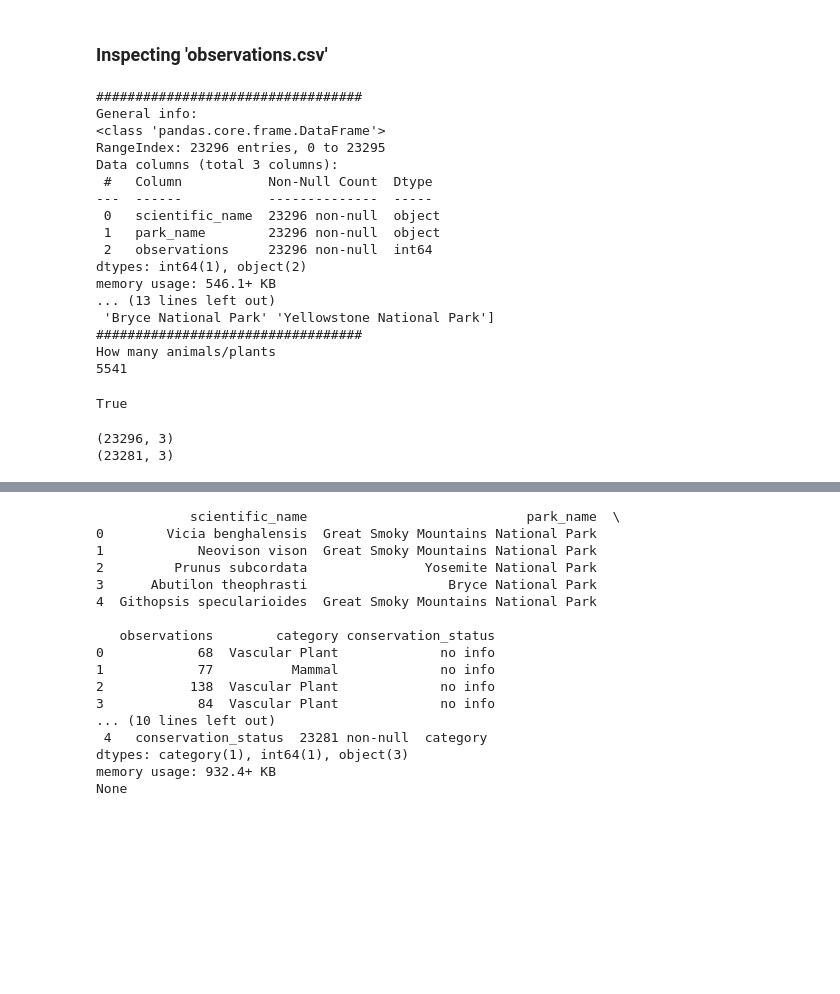
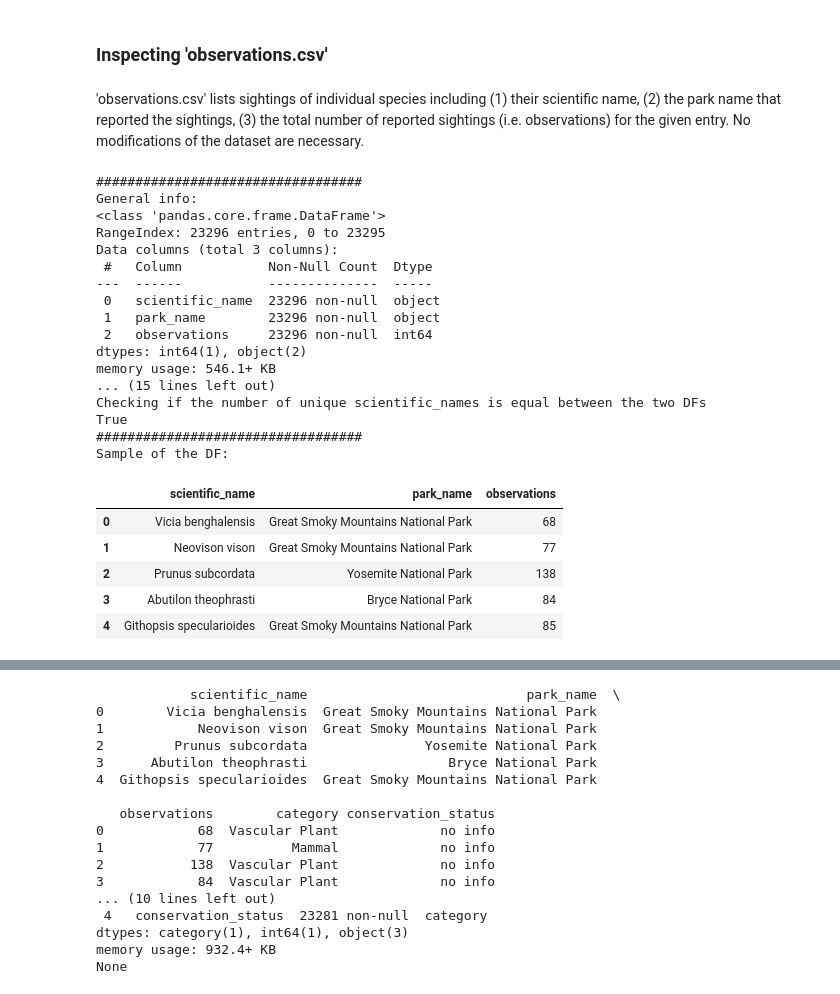
Before and after one commit to R0go/BioDiversity, a Jupyter notebook: biodiversity.ipynb, the cells around one changed output, grey strips where cells are left out. Cells and saved outputs as stored; diff of their text form; code cells hidden in the pictures; blank space fills up the shorter version.

```diff
--- a/biodiversity.ipynb
+++ b/biodiversity.ipynb
@@ -112,53 +112,49 @@ Index(['category', 'scientific_name', 'common_names', 'conservation_status'], dt
 | 398 | 328 | Bird | Vireo solitarius | Blue-Headed Vireo, Solitary Vireo | Species of no concern | True |
 # %% [markdown]
 ### Inspecting 'observations.csv'
+# %% [markdown]
+'observations.csv' lists sightings of individual species including (1) their scientific name, (2) the park name that reported the sightings, (3) the total number of reported sightings (i.e. observations) for the given entry. No modifications of the dataset are necessary.
 # %%
 #taking a first look at the observations df
 print('##################################')
 print('General info:')
 print(observations.info())
 print('##################################')
 print('Column names and data types:')
 print(observations.dtypes)
 print('##################################')
 print('Number of rows and columns:')
 print(observations.shape)
 print('##################################')
 print('List park names')
 print(observations.park_name.unique())
 print('##################################')
-print('How many animals/plants')
-print(len(observations.scientific_name.unique()))
+print('The number of unique scientific_names is equal between the two DFs:')
+print(len(species_info.scientific_name.unique())==len(observations.scientific_name.unique()))
+print('##################################')
+print('Sample of the DF:')
+observations.head()
 # %% [output]
 ##################################
 General info:
 <class 'pandas.core.frame.DataFrame'>
 RangeIndex: 23296 entries, 0 to 23295
 Data columns (total 3 columns):
  #   Column           Non-Null Count  Dtype
 ---  ------           --------------  -----
  0   scientific_name  23296 non-null  object
  1   park_name        23296 non-null  object
  2   observations     23296 non-null  int64
 dtypes: int64(1), object(2)
 memory usage: 546.1+ KB
-... (13 lines left out)
- 'Bryce National Park' 'Yellowstone National Park']
+... (15 lines left out)
+Checking if the number of unique scientific_names is equal between the two DFs
+True
 ##################################
-How many animals/plants
-5541
+Sample of the DF:
+|  | scientific_name | park_name | observations |
+| 0 | Vicia benghalensis | Great Smoky Mountains National Park | 68 |
+| 1 | Neovison vison | Great Smoky Mountains National Park | 77 |
+| 2 | Prunus subcordata | Yosemite National Park | 138 |
+| 3 | Abutilon theophrasti | Bryce National Park | 84 |
+| 4 | Githopsis specularioides | Great Smoky Mountains National Park | 85 |
-# %%
-#checking if the number of unique scientific_names is equal between the two DFs
-print(len(species_info.scientific_name.unique())==len(observations.scientific_name.unique()))
-# %% [output]
-True
-# %%
-#checking for duplicates
-observations = pd.read_csv('observations.csv')
-print(observations.shape)
-
-observations.drop_duplicates(keep='first', inplace=True)
-print(observations.shape)
-# %% [output]
-(23296, 3)
-(23281, 3)
```
Also changed, not shown: parts of 1 cell of this notebook.
